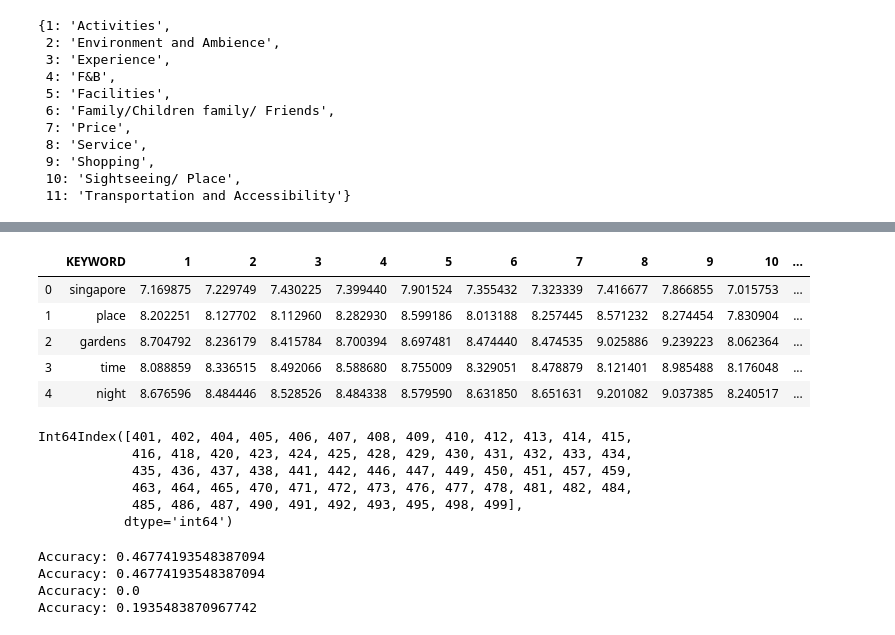
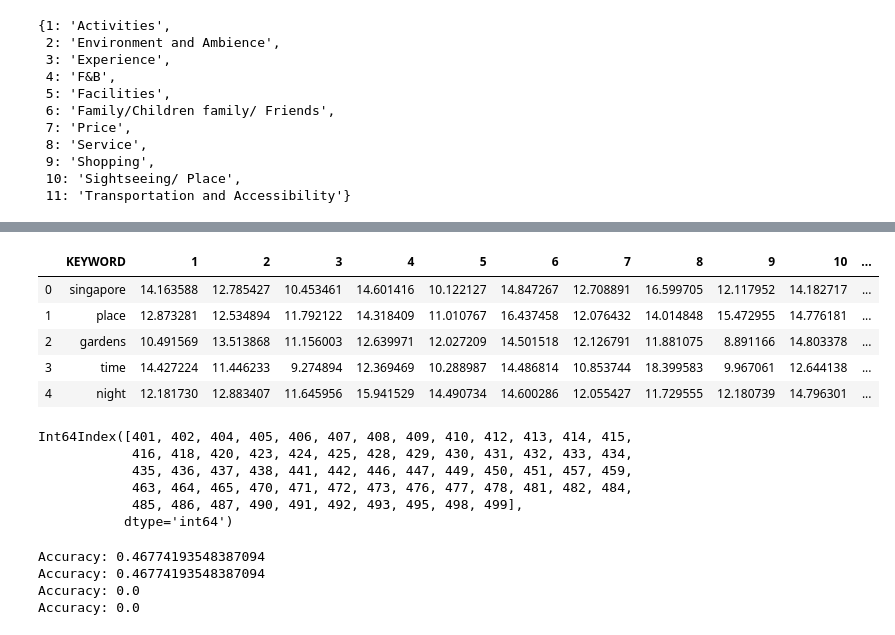
Before and after one commit to Pudgilicious/STB_social_media, a Jupyter notebook: experimentation/yifei_experiment/GloVe/distances.ipynb, the cells around one changed output, grey strips where cells are left out. Drawn from its saved outputs; the diff is of its cells as text; code cells hidden in the pictures.

```diff
--- a/experimentation/yifei_experiment/GloVe/distances.ipynb
+++ b/experimentation/yifei_experiment/GloVe/distances.ipynb
@@ -47,4 +31,6 @@ keywords_df
 # %%
+keywords_df = pd.read_excel('20200304_Aspects_Annotation.xlsx')
+keywords_df = keywords_df[keywords_df['count'] >= 5]
 parsed_col_2 = []
 for keyword in list(keywords_df['TEXT']):
     keyword = str(keyword)
@@ -52,3 +38,5 @@ for keyword in list(keywords_df['TEXT']):
     keyword = keyword.replace('ã©', 'é')
     parsed_col_2.append(keyword)
 keywords_df['TEXT'] = parsed_col_2
+keywords_df.drop_duplicates('TEXT', inplace=True) # Somehow, there are duplicates
+keywords_df
@@ -79,0 +80,5 @@ for keyword in ibm_keywords_list:
+# %%
+## Inner join the DFs to ensure identical row order
+
+joint_df = vectors_df.merge(keywords_df)
+joint_df
@@ -79,0 +99,8 @@ for keyword in ibm_keywords_list:
+# %%
+vectors_df = joint_df.iloc[:, :vectors_df.shape[1]]
+
+keywords_df = joint_df.iloc[:, vectors_df.shape[1]:]
+keywords_df['TEXT'] = vectors_df.TEXT
+
+print(vectors_df.shape)
+print(keywords_df.shape)
@@ -189,7 +204,7 @@ NameError: name 'correlations' is not defined
 # %%
 def parse_to_df(matrix):
     final_df = pd.DataFrame(data=matrix)
-    final_df['KEYWORD'] = vectors_df[0]
+    final_df['KEYWORD'] = vectors_df.TEXT
     cols = ['KEYWORD'] + [i for i in range(no_of_categories)]
     colnames = ['KEYWORD'] + [i for i in range(1, no_of_categories+1)]
 
@@ -237,7 +252,7 @@ for df in [manhattan_df, euclidean_df, cos_sim_df, corr_df]:
         get_closest_index,
         axis=1
     )
-    df['ASPECT_CATEGORY_NAME'] = [aspect_categories_numbered[x] for x in df['CLOSEST']]
+    df['PREDICTION'] = [aspect_categories_numbered[x] for x in df['CLOSEST']]
 
-euclidean_df.head()
+corr_df.head()
 # %% [output]
@@ -246,9 +261,9 @@ Wall time: 1.94 s
 |  | KEYWORD | 1 | 2 | 3 | 4 | 5 | 6 | 7 | 8 | 9 | 10 | ... |
-| 0 | singapore | 7.169875 | 7.229749 | 7.430225 | 7.399440 | 7.901524 | 7.355432 | 7.323339 | 7.416677 | 7.866855 | 7.015753 | ... |
-| 1 | place | 8.202251 | 8.127702 | 8.112960 | 8.282930 | 8.599186 | 8.013188 | 8.257445 | 8.571232 | 8.274454 | 7.830904 | ... |
-| 2 | gardens | 8.704792 | 8.236179 | 8.415784 | 8.700394 | 8.697481 | 8.474440 | 8.474535 | 9.025886 | 9.239223 | 8.062364 | ... |
-| 3 | time | 8.088859 | 8.336515 | 8.492066 | 8.588680 | 8.755009 | 8.329051 | 8.478879 | 8.121401 | 8.985488 | 8.176048 | ... |
-| 4 | night | 8.676596 | 8.484446 | 8.528526 | 8.484338 | 8.579590 | 8.631850 | 8.651631 | 9.201082 | 9.037385 | 8.240517 | ... |
+| 0 | singapore | 14.163588 | 12.785427 | 10.453461 | 14.601416 | 10.122127 | 14.847267 | 12.708891 | 16.599705 | 12.117952 | 14.182717 | ... |
+| 1 | place | 12.873281 | 12.534894 | 11.792122 | 14.318409 | 11.010767 | 16.437458 | 12.076432 | 14.014848 | 15.472955 | 14.776181 | ... |
+| 2 | gardens | 10.491569 | 13.513868 | 11.156003 | 12.639971 | 12.027209 | 14.501518 | 12.126791 | 11.881075 | 8.891166 | 14.803378 | ... |
+| 3 | time | 14.427224 | 11.446233 | 9.274894 | 12.369469 | 10.288987 | 14.486814 | 10.853744 | 18.399583 | 9.967061 | 12.644138 | ... |
+| 4 | night | 12.181730 | 12.883407 | 11.645956 | 15.941529 | 14.490734 | 14.600286 | 12.055427 | 11.729555 | 12.180739 | 14.796301 | ... |
 # %%
 def get_test_indices(df):
     temp_df = df.iloc[train_size:annotated_size, :]
@@ -265,7 +280,7 @@ Int64Index([401, 402, 404, 405, 406, 407, 408, 409, 410, 412, 413, 414, 415,
            dtype='int64')
 # %%
 def get_accuracy(model):
-    sum = (model.ASPECT_CATEGORY_NAME[test_indices] == keywords_df.ASPECT_CATEGORY_NAME[test_indices]).sum()
+    sum = (model.PREDICTION[test_indices] == keywords_df.ASPECT_CATEGORY_NAME[test_indices]).sum()
     print("Accuracy: {}".format(sum/len(test_indices)))
 
 for df in [manhattan_df, euclidean_df, cos_sim_df, corr_df]:
@@ -274,4 +289,4 @@ for df in [manhattan_df, euclidean_df, cos_sim_df, corr_df]:
 Accuracy: 0.46774193548387094
 Accuracy: 0.46774193548387094
 Accuracy: 0.0
-Accuracy: 0.1935483870967742
+Accuracy: 0.0
```
Also changed, not shown: parts of 13 cells of this notebook, 1 other file.
